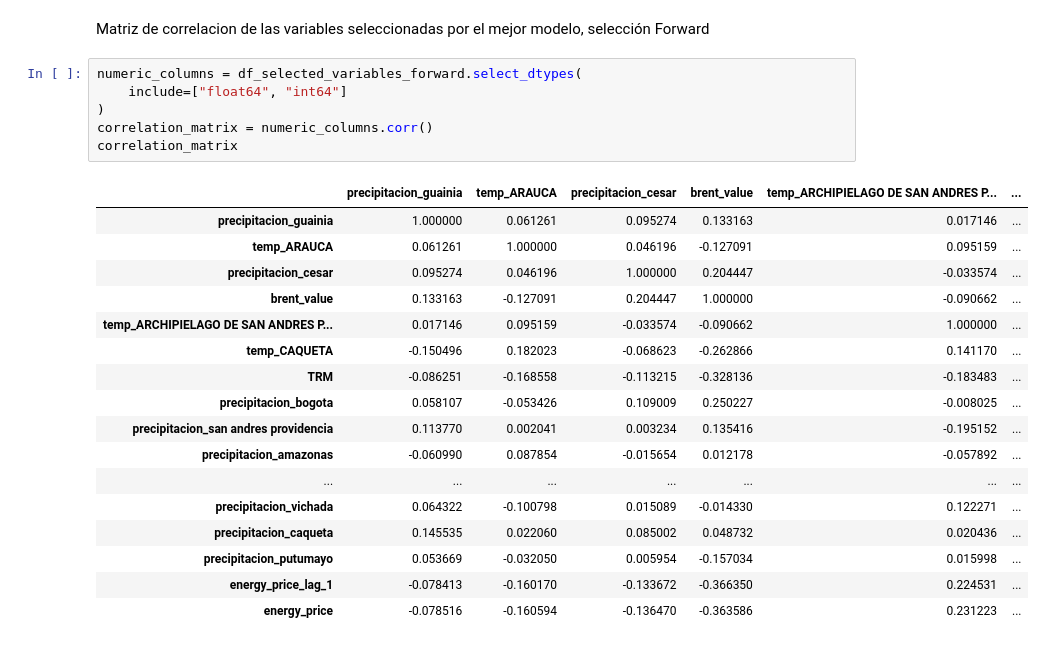
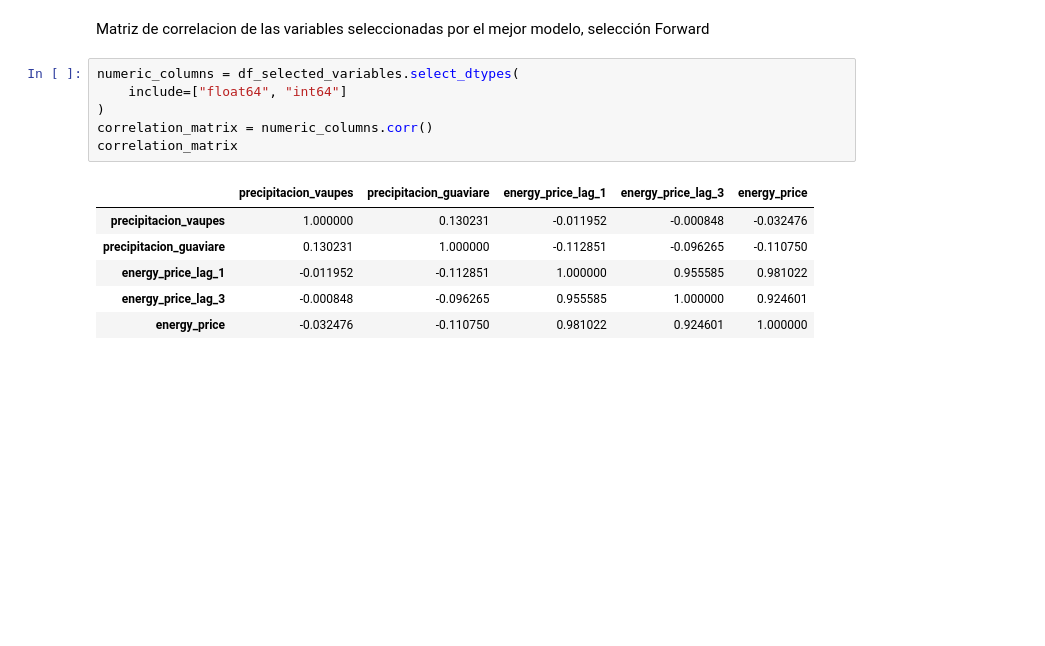
Before and after one commit to maestria-ds-eafit/Proyecto-Integrador-Semestre1, a Jupyter notebook: src/models/MLR/MLR_with_lags_no_criteria.ipynb, the cells around one changed output. Cells and saved outputs as stored; diff of their text form; blank space fills up the shorter version.

```diff
--- a/src/models/MLR/MLR_with_lags_no_criteria.ipynb
+++ b/src/models/MLR/MLR_with_lags_no_criteria.ipynb
@@ -231,26 +241,15 @@ fig_lag4.show()
 # %% [markdown]
 Matriz de correlacion de las variables seleccionadas por el mejor modelo, selección Forward
 # %%
-numeric_columns = df_selected_variables_forward.select_dtypes(
+numeric_columns = df_selected_variables.select_dtypes(
     include=["float64", "int64"]
 )
 correlation_matrix = numeric_columns.corr()
 correlation_matrix
 # %% [output]
-|  | precipitacion_guainia | temp_ARAUCA | precipitacion_cesar | brent_value | temp_ARCHIPIELAGO DE SAN ANDRES P... | ... |
-| precipitacion_guainia | 1.000000 | 0.061261 | 0.095274 | 0.133163 | 0.017146 | ... |
-| temp_ARAUCA | 0.061261 | 1.000000 | 0.046196 | -0.127091 | 0.095159 | ... |
-| precipitacion_cesar | 0.095274 | 0.046196 | 1.000000 | 0.204447 | -0.033574 | ... |
-| brent_value | 0.133163 | -0.127091 | 0.204447 | 1.000000 | -0.090662 | ... |
-| temp_ARCHIPIELAGO DE SAN ANDRES P... | 0.017146 | 0.095159 | -0.033574 | -0.090662 | 1.000000 | ... |
-| temp_CAQUETA | -0.150496 | 0.182023 | -0.068623 | -0.262866 | 0.141170 | ... |
-| TRM | -0.086251 | -0.168558 | -0.113215 | -0.328136 | -0.183483 | ... |
-| precipitacion_bogota | 0.058107 | -0.053426 | 0.109009 | 0.250227 | -0.008025 | ... |
-| precipitacion_san andres providencia | 0.113770 | 0.002041 | 0.003234 | 0.135416 | -0.195152 | ... |
-| precipitacion_amazonas | -0.060990 | 0.087854 | -0.015654 | 0.012178 | -0.057892 | ... |
-| ... | ... | ... | ... | ... | ... | ... |
-| precipitacion_vichada | 0.064322 | -0.100798 | 0.015089 | -0.014330 | 0.122271 | ... |
-| precipitacion_caqueta | 0.145535 | 0.022060 | 0.085002 | 0.048732 | 0.020436 | ... |
-| precipitacion_putumayo | 0.053669 | -0.032050 | 0.005954 | -0.157034 | 0.015998 | ... |
-| energy_price_lag_1 | -0.078413 | -0.160170 | -0.133672 | -0.366350 | 0.224531 | ... |
-| energy_price | -0.078516 | -0.160594 | -0.136470 | -0.363586 | 0.231223 | ... |
+|  | precipitacion_vaupes | precipitacion_guaviare | energy_price_lag_1 | energy_price_lag_3 | energy_price |
+| precipitacion_vaupes | 1.000000 | 0.130231 | -0.011952 | -0.000848 | -0.032476 |
+| precipitacion_guaviare | 0.130231 | 1.000000 | -0.112851 | -0.096265 | -0.110750 |
+| energy_price_lag_1 | -0.011952 | -0.112851 | 1.000000 | 0.955585 | 0.981022 |
+| energy_price_lag_3 | -0.000848 | -0.096265 | 0.955585 | 1.000000 | 0.924601 |
+| energy_price | -0.032476 | -0.110750 | 0.981022 | 0.924601 | 1.000000 |
```
Also changed, not shown: parts of 12 cells of this notebook.
